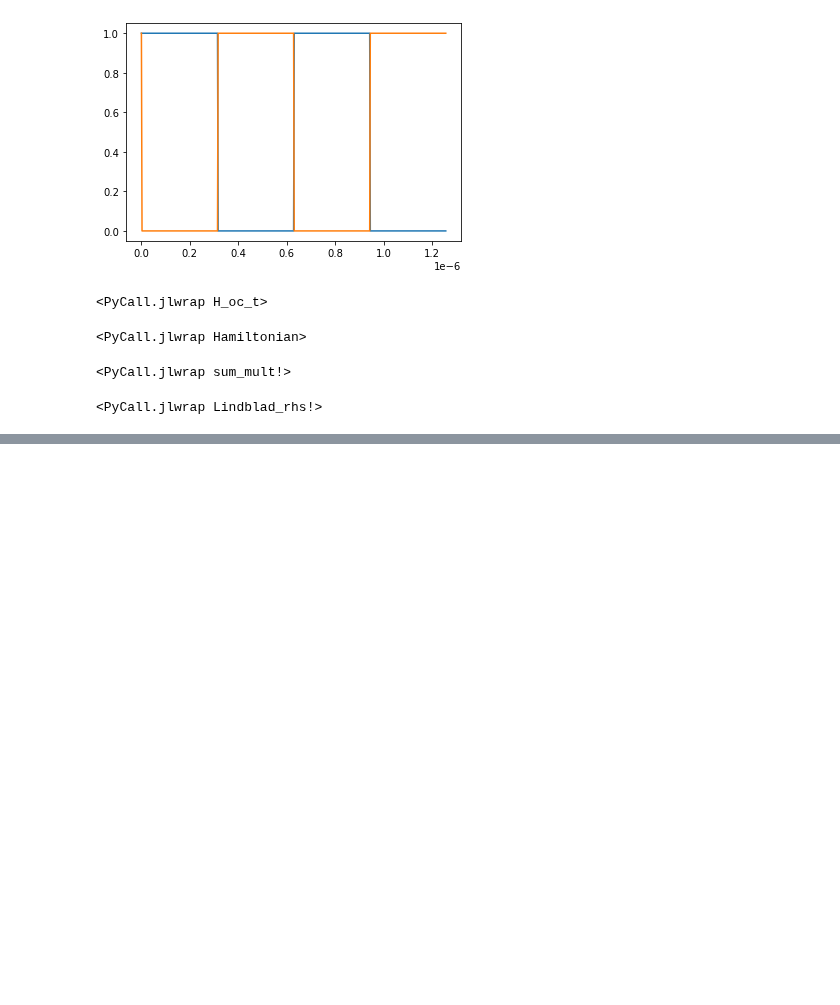
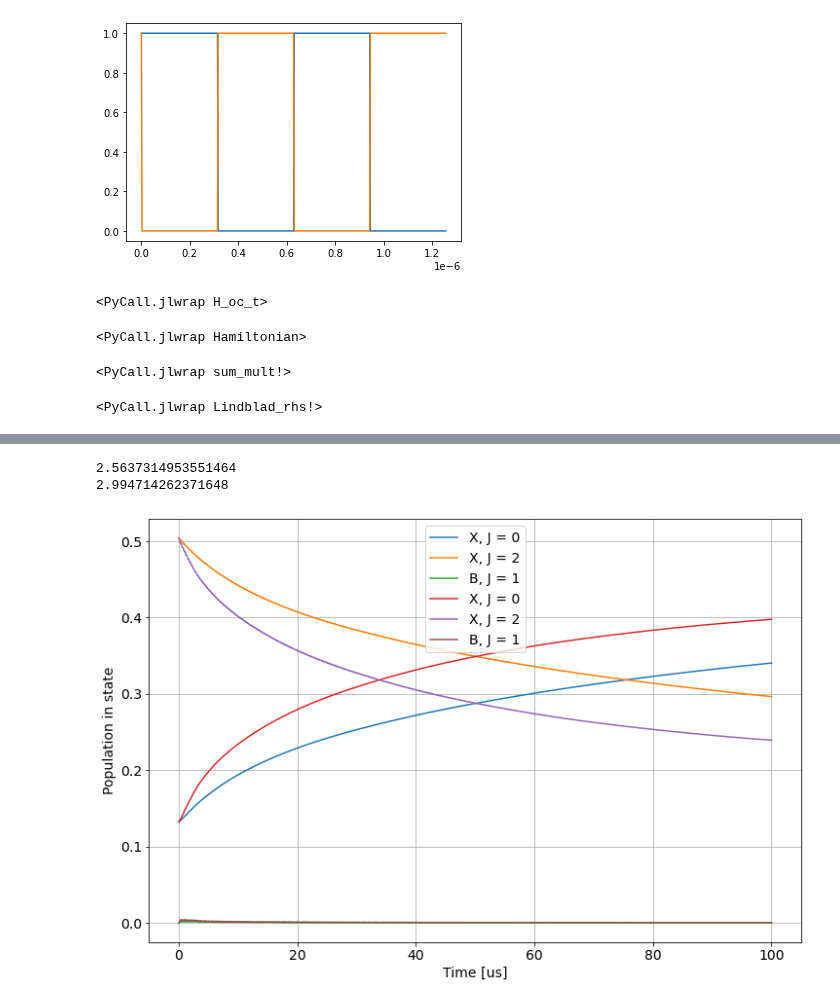
Before and after one commit to ograsdijk/CeNTREX-notebooks, a Jupyter notebook: optical bloch equations/Oskari Code Modified/Performance comparison with Julia.ipynb, the cells around one changed output, grey strips where cells are left out. Drawn from its saved outputs; the diff is of its cells as text; code cells hidden in the pictures; blank space fills up the shorter version.

```diff
--- a/optical bloch equations/Oskari Code Modified/Performance comparison with Julia.ipynb
+++ b/optical bloch equations/Oskari Code Modified/Performance comparison with Julia.ipynb
@@ -763,46 +899,41 @@ tmp = 0
+# %%
+ens_u = Main.eval("sim.u")
 # %%
-ut = np.array(jl.Main.eval("sol[:]")).T
-pop_results = np.real(np.einsum('jji->ji',ut.reshape((rho_ini.shape[0], rho_ini.shape[1], ut.shape[2]))))
-t_array = np.arange(0,pop_results.shape[1]*1e-8,1e-8)
+fig, ax = plt.subplots(figsize = (12,8))
 
-m = t_array <= 300e-6
+for ut_ens in ens_u:
+    ut_ens = np.array(ut_ens)
+    pop_results = np.real(np.einsum('jji->ji',ut_ens.reshape((rho_ini.shape[0], rho_ini.shape[1], ut_ens.shape[2]))))
+    t_array = np.linspace(0, ut_ens.shape[2]-1,  ut_ens.shape[2])*5e-8
 
-t_array = t_array[m]
-pop_results = pop_results[:,m]
+    m = t_array <= 1e9
 
-#Plot populations in different J
-P0_triplet = np.sum(pop_results[1:4,:], axis = 0)
-P0_singlet = np.sum(pop_results[0:1,:], axis = 0)
-P0 = np.sum(pop_results[:4], axis = 0)
-P1 = np.sum(pop_results[4:16,:], axis = 0)
-P2 = np.sum(pop_results[16:36,:], axis = 0)
-PB1 = np.sum(pop_results[36:,:], axis = 0)
+    t_array = t_array[m]
+    pop_results = pop_results[:,m]
 
-fig, ax = plt.subplots(figsize = (12,8))
-# ax.plot(t_array*1e6, P0_triplet, label = 'X, J = 0, F = 1')
-# ax.plot(t_array*1e6, P0_singlet, label = 'X, J = 0, F = 0')
-ax.plot(t_array*1e6, P0, label = 'X, J = 0')
-# ax.plot(t_array*1e6, P1, label = 'X, J = 1')
-ax.plot(t_array*1e6, P2, label = 'X, J = 2')
-ax.plot(t_array*1e6, PB1, label = 'B, J = 1')
+    #Plot populations in different J
+    P0_triplet = np.sum(pop_results[1:4,:], axis = 0)
+    P0_singlet = np.sum(pop_results[0:1,:], axis = 0)
+    P0 = np.sum(pop_results[:4], axis = 0)
+    P1 = np.sum(pop_results[4:16,:], axis = 0)
+    P2 = np.sum(pop_results[16:36,:], axis = 0)
+    PB1 = np.sum(pop_results[36:,:], axis = 0)
+
+    # ax.plot(t_array*1e6, P0_triplet, label = 'X, J = 0, F = 1')
+    # ax.plot(t_array*1e6, P0_singlet, label = 'X, J = 0, F = 0')
+    ax.plot(t_array*1e6, P0, label = 'X, J = 0')
+    # ax.plot(t_array*1e6, P1, label = 'X, J = 1')
+    ax.plot(t_array*1e6, P2, label = 'X, J = 2')
+    ax.plot(t_array*1e6, PB1, label = 'B, J = 1')
+
+    print(P0[-1]/P0[0])
+
 ax.legend(fontsize = 14)
 ax.set_xlabel("Time [us]", fontsize = 14)
 ax.set_ylabel("Population in state", fontsize = 14)
 ax.tick_params(axis='both', labelsize=14)
 ax.grid(True)
-
-fig, ax = plt.subplots(figsize = (12,8))
-# ax.plot(t_array*1e6, P0_triplet, label = 'X, J = 0, F = 1')
-# ax.plot(t_array*1e6, P0_singlet, label = 'X, J = 0, F = 0')
-ax.plot(t_array*1e6, P0, label = 'X, J = 0')
-ax.plot(t_array*1e6, P2, label = 'X, J = 2')
-ax.plot(t_array*1e6, PB1, label = 'B, J = 1 ')
-ax.legend(fontsize = 14)
-ax.set_xlabel("Time [us]", fontsize = 14)
-ax.set_ylabel("Population in state", fontsize = 14)
-ax.tick_params(axis='both', labelsize=14)
-ax.set_xlim(0,5e6/wp)
-for i in range(20):
-    ax.axvline(i*1e6/wp/2, zorder = 0, color = 'k')
-
-print(P0[-1]/P0[0])
+# %% [output]
+2.5637314953551464
+2.994714262371648
+[figure, added]
```
Also changed, not shown: parts of 29 cells of this notebook.
